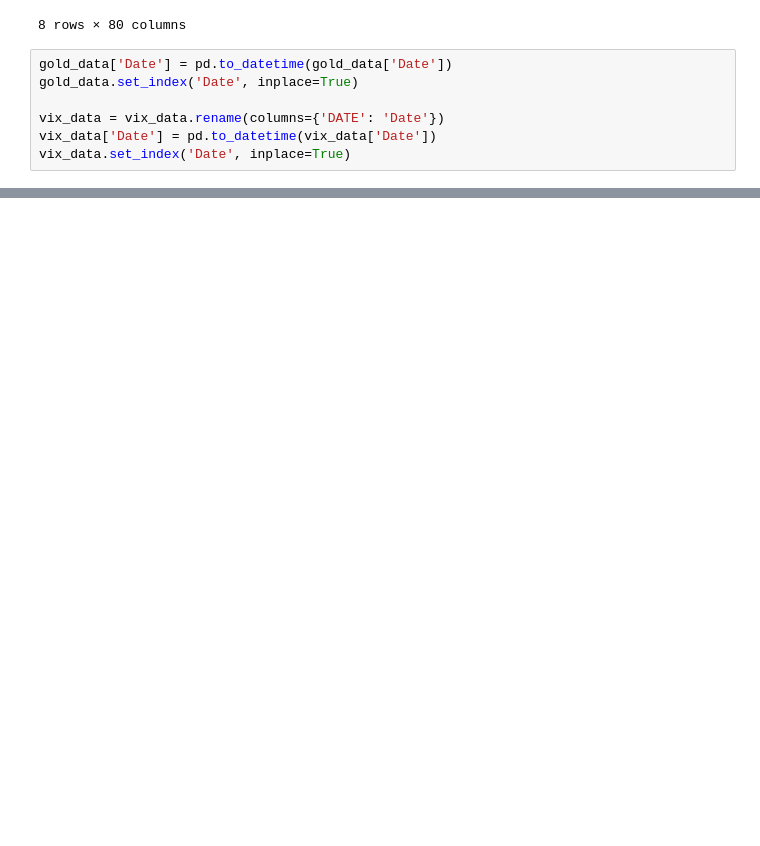
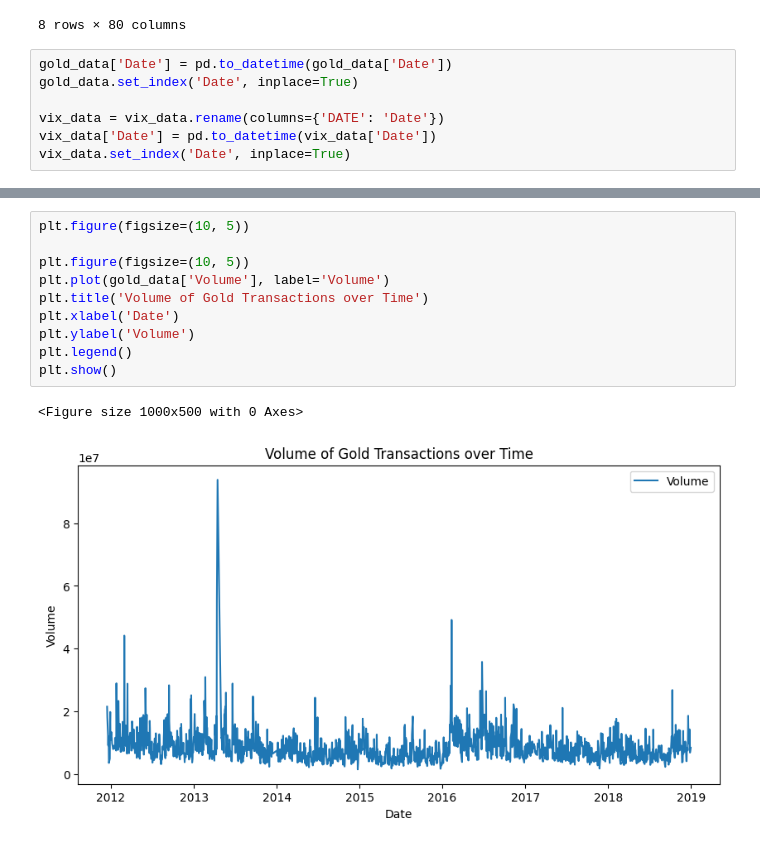
Before and after one commit to TarunrRajanala/GoldPricePredictionFinal, a Jupyter notebook: Code/goldPrices.ipynb, the cells around one changed output, grey strips where cells are left out. Saved outputs shown, nothing was run; the diff lists cells and outputs as text; blank space fills up the shorter version.

```diff
--- a/Code/goldPrices.ipynb
+++ b/Code/goldPrices.ipynb
@@ -106,0 +123,13 @@ plt.show()
+# %%
+plt.figure(figsize=(10, 5))
+
+plt.figure(figsize=(10, 5))
+plt.plot(gold_data['Volume'], label='Volume')
+plt.title('Volume of Gold Transactions over Time')
+plt.xlabel('Date')
+plt.ylabel('Volume')
+plt.legend()
+plt.show()
+# %% [output]
+<Figure size 1000x500 with 0 Axes>
+[figure, added]
```
Also changed, not shown: parts of 9 cells of this notebook.
